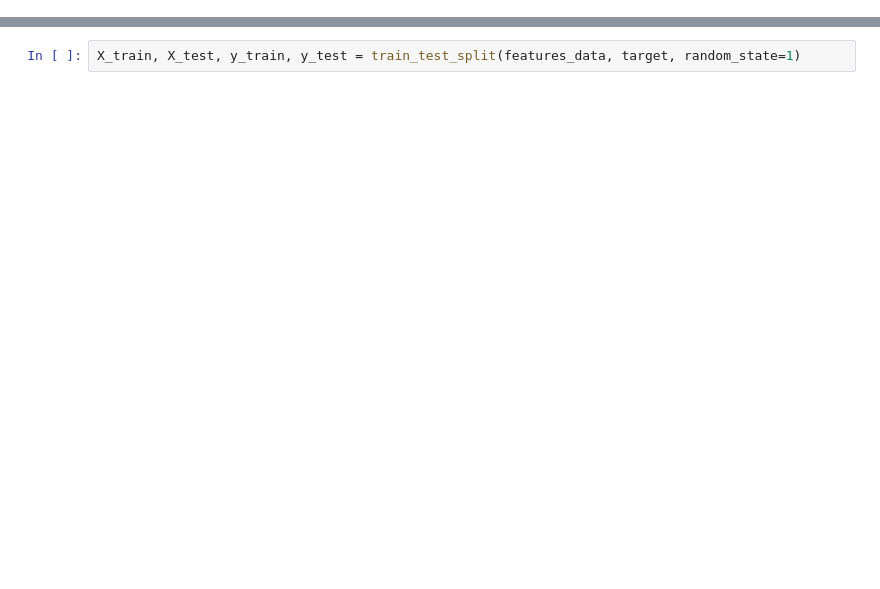
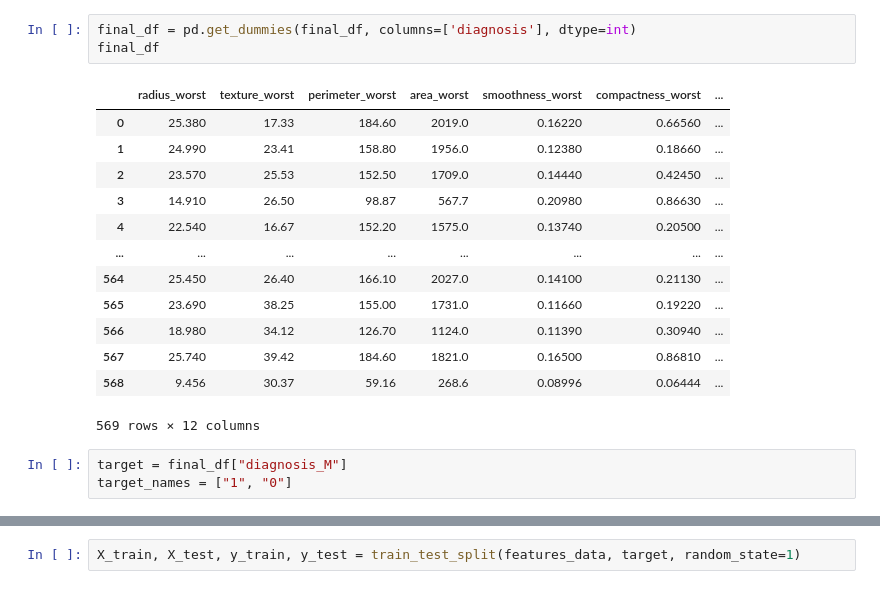
Before and after one commit to JoeyForgetabbait/Breast-Cancer-Tumor-Characterization-Predict-Tool, a Jupyter notebook: Training_Model_Codes/SVM_Model.ipynb, the cells around one changed output, grey strips where cells are left out. Drawn from its saved outputs; the diff is of its cells as text; blank space fills up the shorter version.

```diff
--- a/Training_Model_Codes/SVM_Model.ipynb
+++ b/Training_Model_Codes/SVM_Model.ipynb
@@ -30 +38,21 @@ target_names = ["M", "B"]
+# %%
+final_df = pd.get_dummies(final_df, columns=['diagnosis'], dtype=int)
+final_df
+# %% [output]
+|  | radius_worst | texture_worst | perimeter_worst | area_worst | smoothness_worst | compactness_worst | ... |
+| 0 | 25.380 | 17.33 | 184.60 | 2019.0 | 0.16220 | 0.66560 | ... |
+| 1 | 24.990 | 23.41 | 158.80 | 1956.0 | 0.12380 | 0.18660 | ... |
+| 2 | 23.570 | 25.53 | 152.50 | 1709.0 | 0.14440 | 0.42450 | ... |
+| 3 | 14.910 | 26.50 | 98.87 | 567.7 | 0.20980 | 0.86630 | ... |
+| 4 | 22.540 | 16.67 | 152.20 | 1575.0 | 0.13740 | 0.20500 | ... |
+| ... | ... | ... | ... | ... | ... | ... | ... |
+| 564 | 25.450 | 26.40 | 166.10 | 2027.0 | 0.14100 | 0.21130 | ... |
+| 565 | 23.690 | 38.25 | 155.00 | 1731.0 | 0.11660 | 0.19220 | ... |
+| 566 | 18.980 | 34.12 | 126.70 | 1124.0 | 0.11390 | 0.30940 | ... |
+| 567 | 25.740 | 39.42 | 184.60 | 1821.0 | 0.16500 | 0.86810 | ... |
+| 568 | 9.456 | 30.37 | 59.16 | 268.6 | 0.08996 | 0.06444 | ... |
+569 rows × 12 columns
+# %%
+target = final_df["diagnosis_M"]
+target_names = ["1", "0"]
 # %%
```
Also changed, not shown: parts of 8 cells of this notebook, 1 other file.
